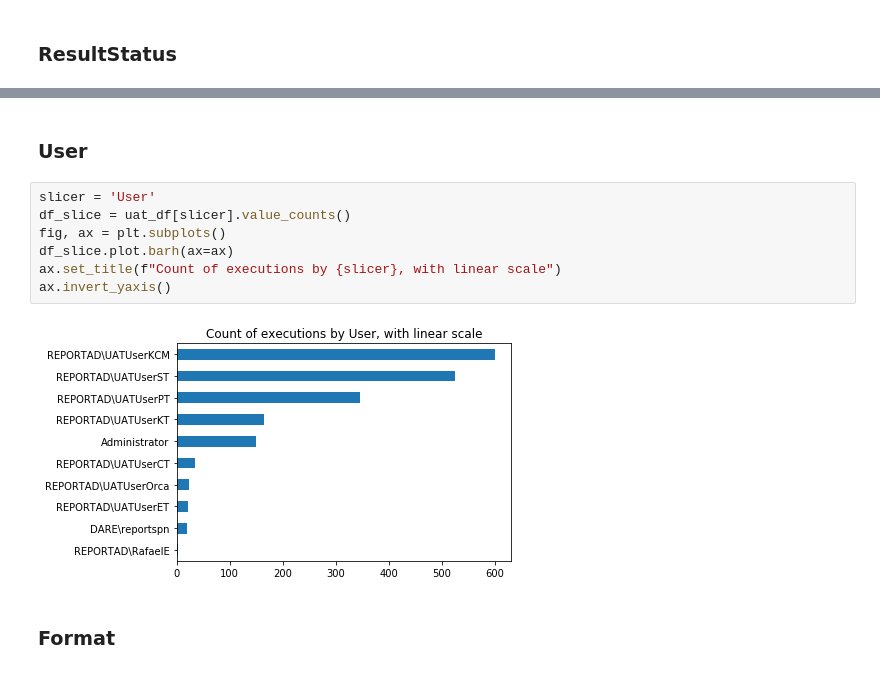
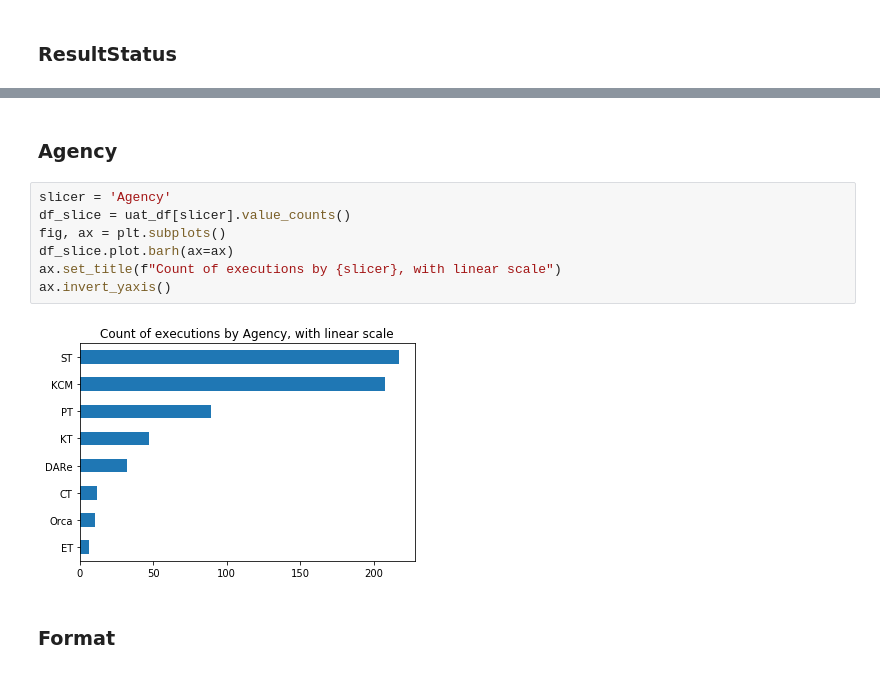
Before and after one commit to themcclure/dare_analytics, a Jupyter notebook: 3 - Exploratory Data Analysis.ipynb, the cells around one changed output, grey strips where cells are left out. Saved outputs shown, nothing was run; the diff lists cells and outputs as text.

```diff
--- a/3 - Exploratory Data Analysis.ipynb
+++ b/3 - Exploratory Data Analysis.ipynb
@@ -67,14 +67,14 @@ ax.set_yscale('log', basey=2)
 # %% [markdown]
-### User
+### Agency
 # %%
-slicer = 'User'
+slicer = 'Agency'
 df_slice = uat_df[slicer].value_counts()
 fig, ax = plt.subplots()
 df_slice.plot.barh(ax=ax)
 ax.set_title(f"Count of executions by {slicer}, with linear scale")
 ax.invert_yaxis()
 # %% [output]
-[figure, old version]
+[figure, new version]
 # %% [markdown]
 ### Format
 # %%
```
Also changed, not shown: parts of 12 cells of this notebook, 7 other files.
